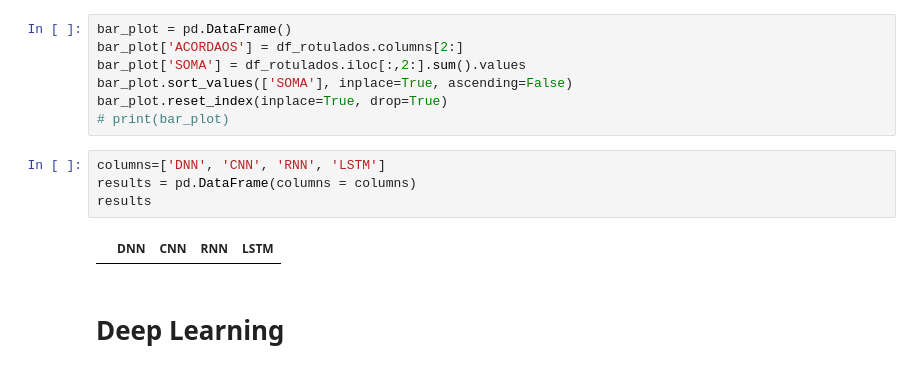
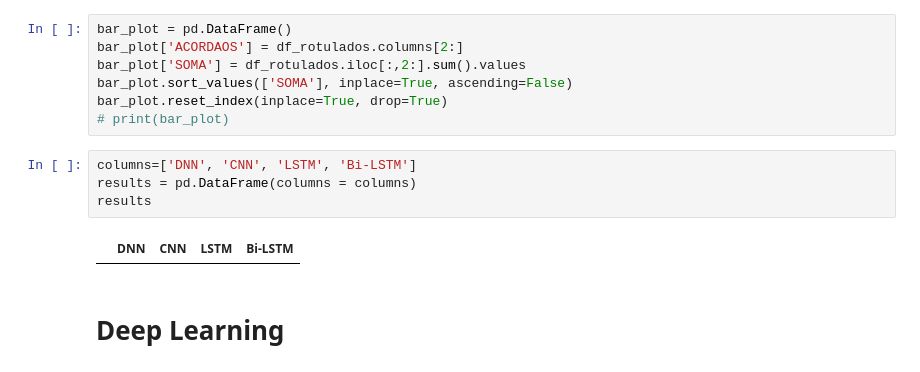
Before and after one commit to wmodanez/acordaos, a Jupyter notebook: 03 - Trainning-DL.ipynb, the cells around one changed output. Drawn from its saved outputs; the diff is of its cells as text.

```diff
--- a/03 - Trainning-DL.ipynb
+++ b/03 - Trainning-DL.ipynb
@@ -113,11 +113,11 @@ bar_plot.sort_values(['SOMA'], inplace=True, ascending=False)
 bar_plot.reset_index(inplace=True, drop=True)
 # print(bar_plot)
 # %%
-columns=['DNN', 'CNN', 'RNN', 'LSTM']
+columns=['DNN', 'CNN', 'LSTM', 'Bi-LSTM']
 results = pd.DataFrame(columns = columns)
 results
 # %% [output]
-|  | DNN | CNN | RNN | LSTM |
+|  | DNN | CNN | LSTM | Bi-LSTM |
 # %% [markdown]
 # **Deep Learning**
 # %% [markdown]
```
Also changed, not shown: parts of 29 cells of this notebook.
